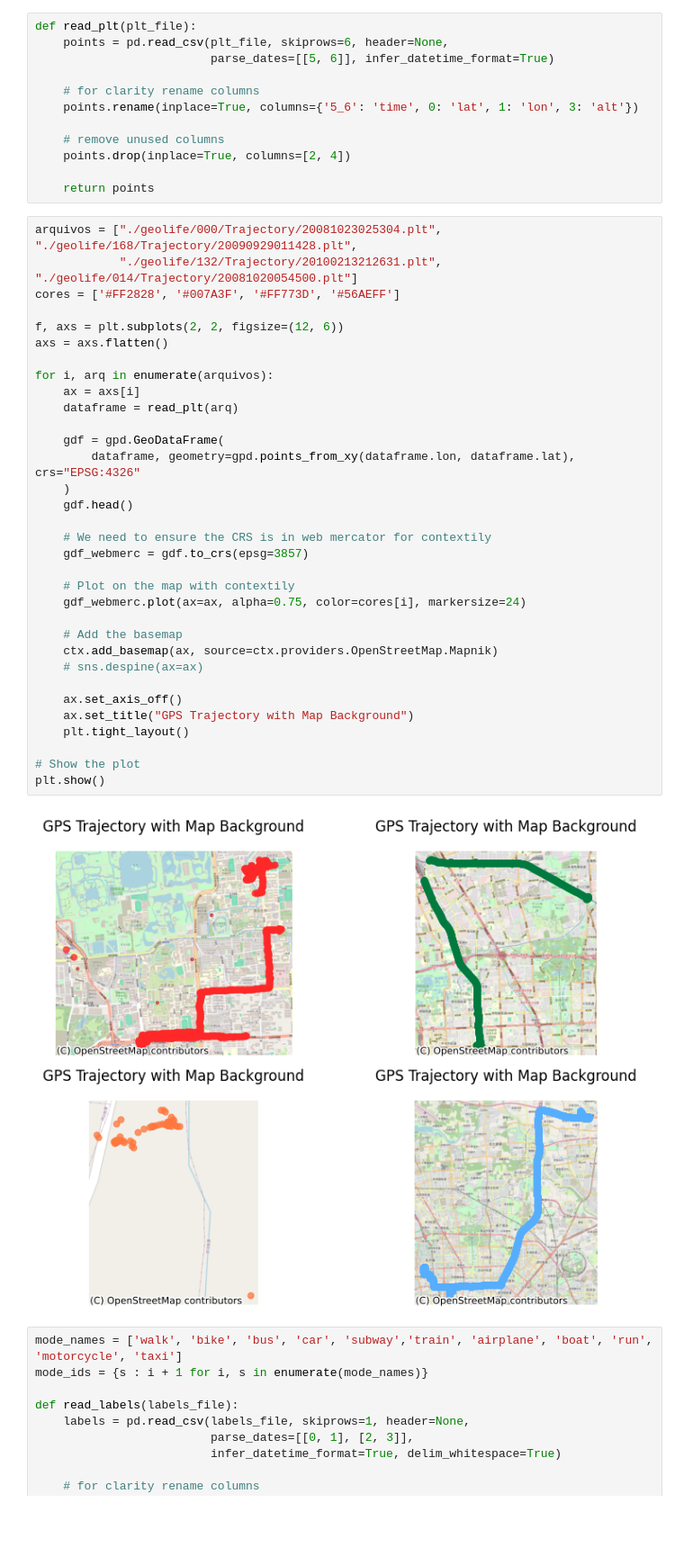
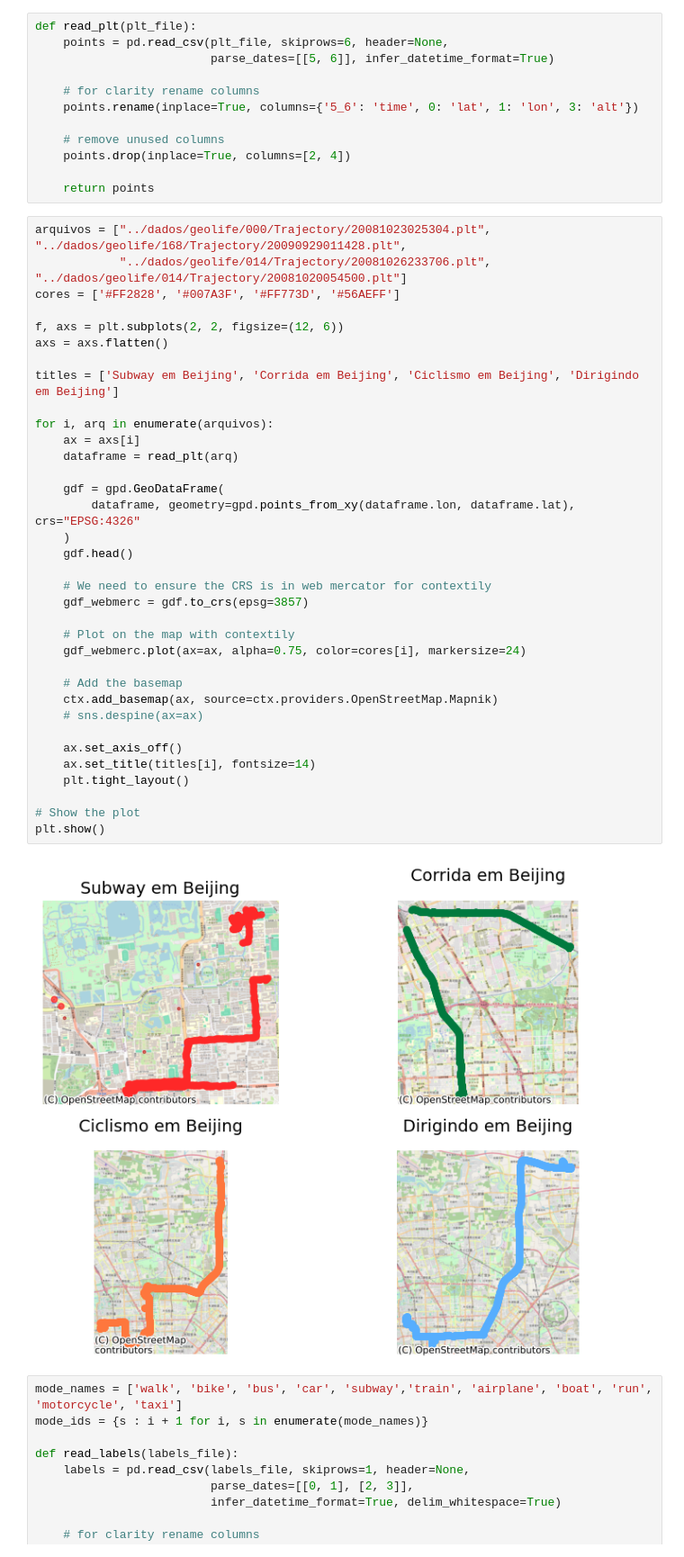
Before and after one commit to gefgu/oficinas2-central, a Jupyter notebook: notebooks/dados_geolife.ipynb, the cells around one changed output. Shown at 90% size. Cells and saved outputs as stored; diff of their text form; blank space fills up the shorter version.

```diff
--- a/notebooks/dados_geolife.ipynb
+++ b/notebooks/dados_geolife.ipynb
@@ -41,40 +41,42 @@ def read_plt(plt_file):
 
     return points
 # %%
-arquivos = ["./geolife/000/Trajectory/20081023025304.plt", "./geolife/168/Trajectory/20090929011428.plt",
-            "./geolife/132/Trajectory/20100213212631.plt", "./geolife/014/Trajectory/20081020054500.plt"]
+arquivos = ["../dados/geolife/000/Trajectory/20081023025304.plt", "../dados/geolife/168/Trajectory/20090929011428.plt",
+            "../dados/geolife/014/Trajectory/20081026233706.plt", "../dados/geolife/014/Trajectory/20081020054500.plt"]
 cores = ['#FF2828', '#007A3F', '#FF773D', '#56AEFF']
 
 f, axs = plt.subplots(2, 2, figsize=(12, 6))
 axs = axs.flatten()
+
+titles = ['Subway em Beijing', 'Corrida em Beijing', 'Ciclismo em Beijing', 'Dirigindo em Beijing']
 
 for i, arq in enumerate(arquivos):
     ax = axs[i]
     dataframe = read_plt(arq)
 
     gdf = gpd.GeoDataFrame(
         dataframe, geometry=gpd.points_from_xy(dataframe.lon, dataframe.lat), crs="EPSG:4326"
     )
     gdf.head()
 
     # We need to ensure the CRS is in web mercator for contextily
     gdf_webmerc = gdf.to_crs(epsg=3857)
 
     # Plot on the map with contextily
     gdf_webmerc.plot(ax=ax, alpha=0.75, color=cores[i], markersize=24)
 
     # Add the basemap
     ctx.add_basemap(ax, source=ctx.providers.OpenStreetMap.Mapnik)
     # sns.despine(ax=ax)
 
     ax.set_axis_off()
-    ax.set_title("GPS Trajectory with Map Background")
+    ax.set_title(titles[i], fontsize=14)
     plt.tight_layout()
 
 # Show the plot
 plt.show()
 # %% [output]
-[figure, old version]
+[figure, new version]
 # %%
 mode_names = ['walk', 'bike', 'bus', 'car', 'subway','train', 'airplane', 'boat', 'run', 'motorcycle', 'taxi']
 mode_ids = {s : i + 1 for i, s in enumerate(mode_names)}
```
Also changed, not shown: 9 other files.
